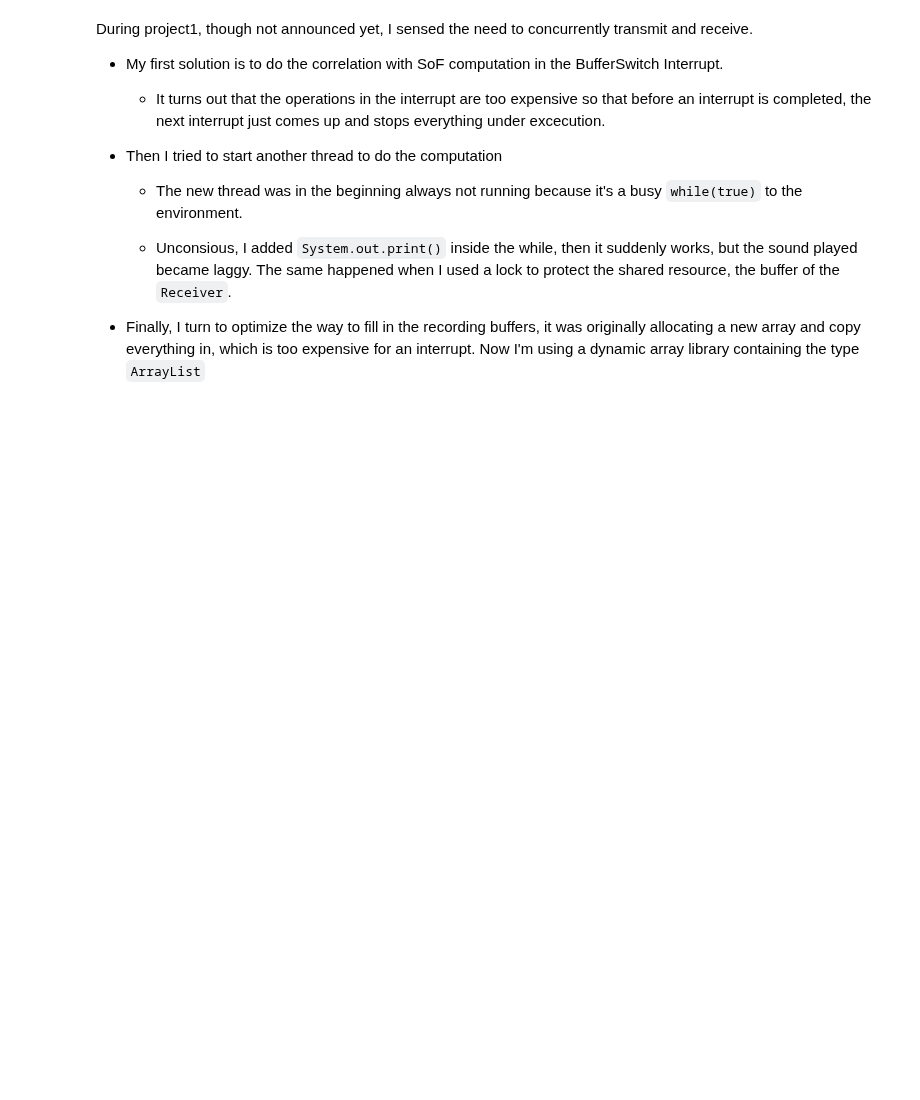
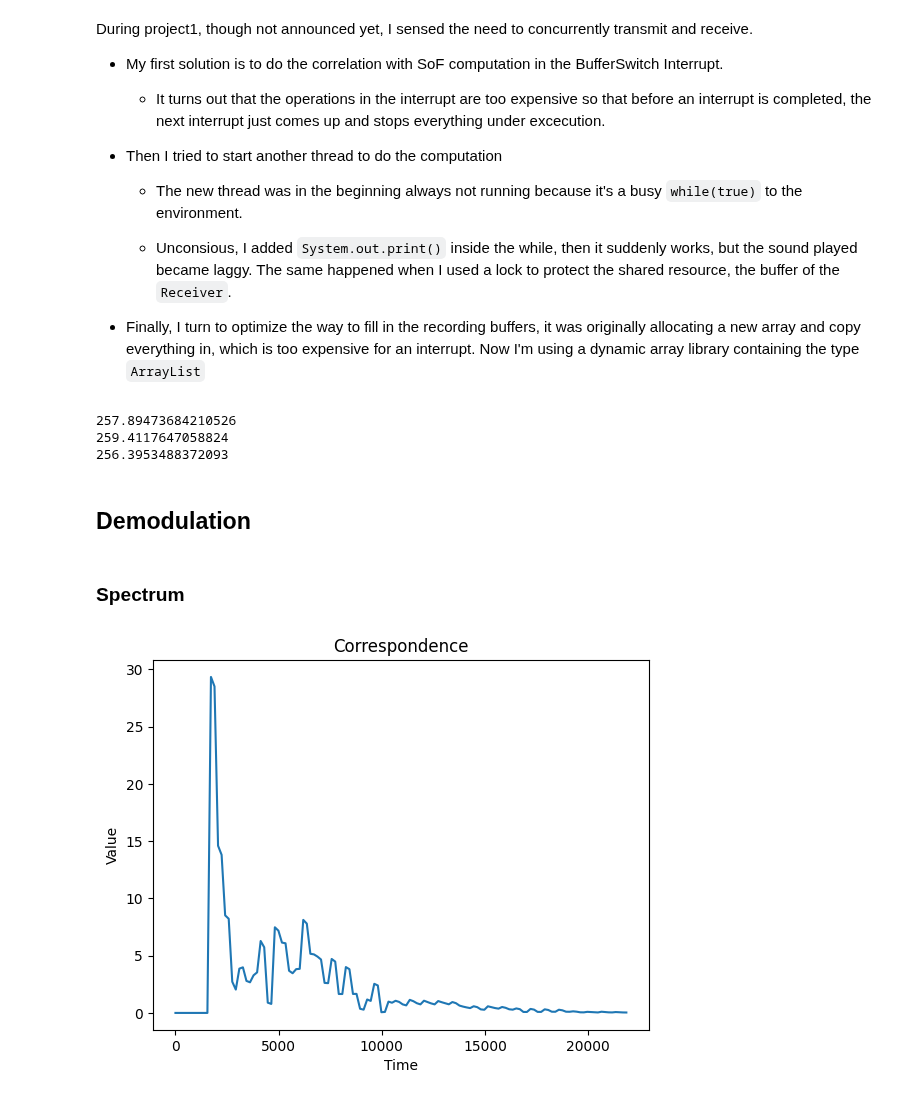
Before and after one commit to Mysterious-Mus/AcousticNFC, a Jupyter notebook: notes.ipynb, the cells around one changed output. Drawn from its saved outputs; the diff is of its cells as text; code cells hidden in the pictures; blank space fills up the shorter version.

```diff
--- a/notes.ipynb
+++ b/notes.ipynb
@@ -282,3 +281,39 @@ During project1, though not announced yet, I sensed the need to concurrently tra
     - Unconsious, I added `System.out.print()` inside the while, then it suddenly works, but the sound played became laggy. The same happened when I used a lock to protect the shared resource, the buffer of the `Receiver`.
 
 - Finally, I turn to optimize the way to fill in the recording buffers, it was originally allocating a new array and copy everything in, which is too expensive for an interrupt. Now I'm using a dynamic array library containing the type `ArrayList`
+# %%
+print(44100/171)
+print(44100/170)
+print(44100/172)
+# %% [output]
+257.89473684210526
+259.4117647058824
+256.3953488372093
+# %% [markdown]
+## Demodulation
+# %% [markdown]
+### Spectrum
+# %%
+import pandas as pd
+import matplotlib.pyplot as plt
+import numpy as np
+
+# Load the data from the CSV file
+data = pd.read_csv('amplitudes.csv', header=None)
+
+data[:10] = 0
+
+subcarrierwidth = 172
+
+# Plot the data
+plt.plot(np.arange(0, len(data)*subcarrierwidth, subcarrierwidth), data)
+
+# Add labels and title
+plt.xlabel('Time')
+plt.ylabel('Value')
+plt.title('Correspondence')
+
+# Show the plot
+plt.show()
+# %% [output]
+[figure, added]
```
Also changed, not shown: parts of 5 cells of this notebook, 8 other files.
